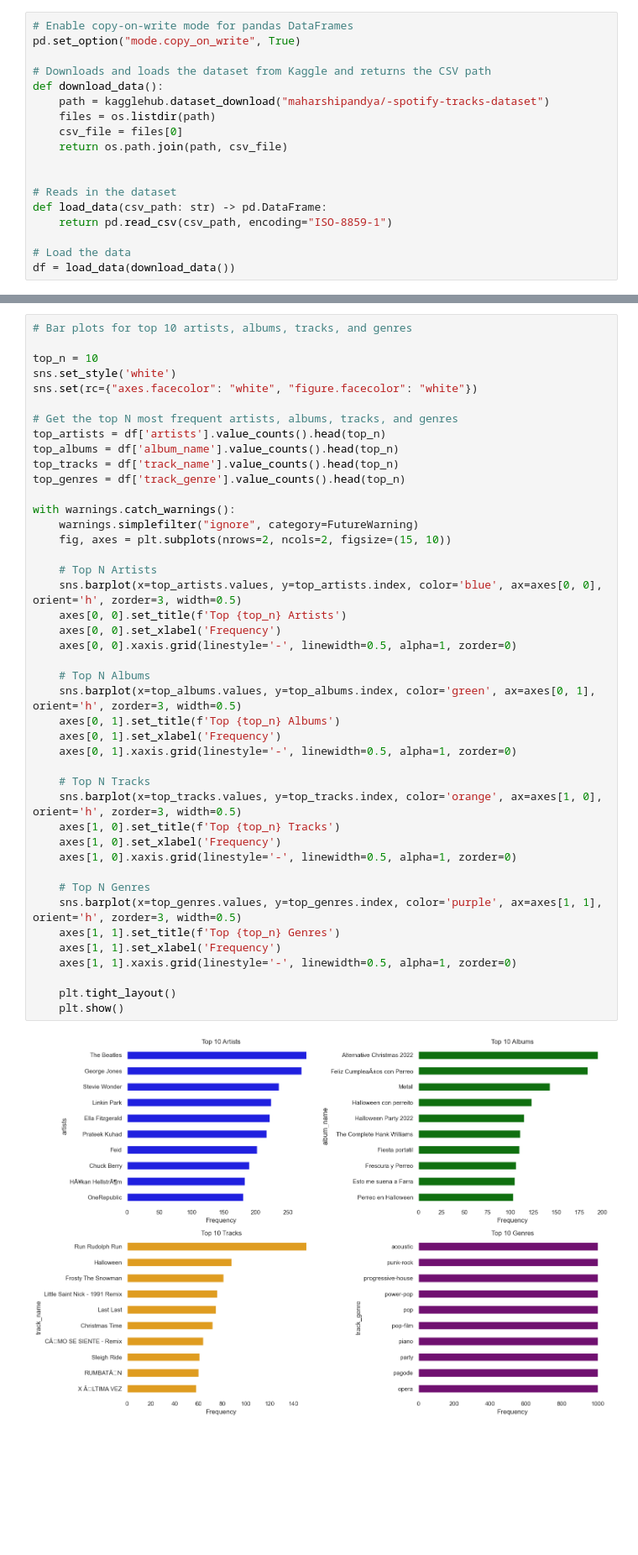
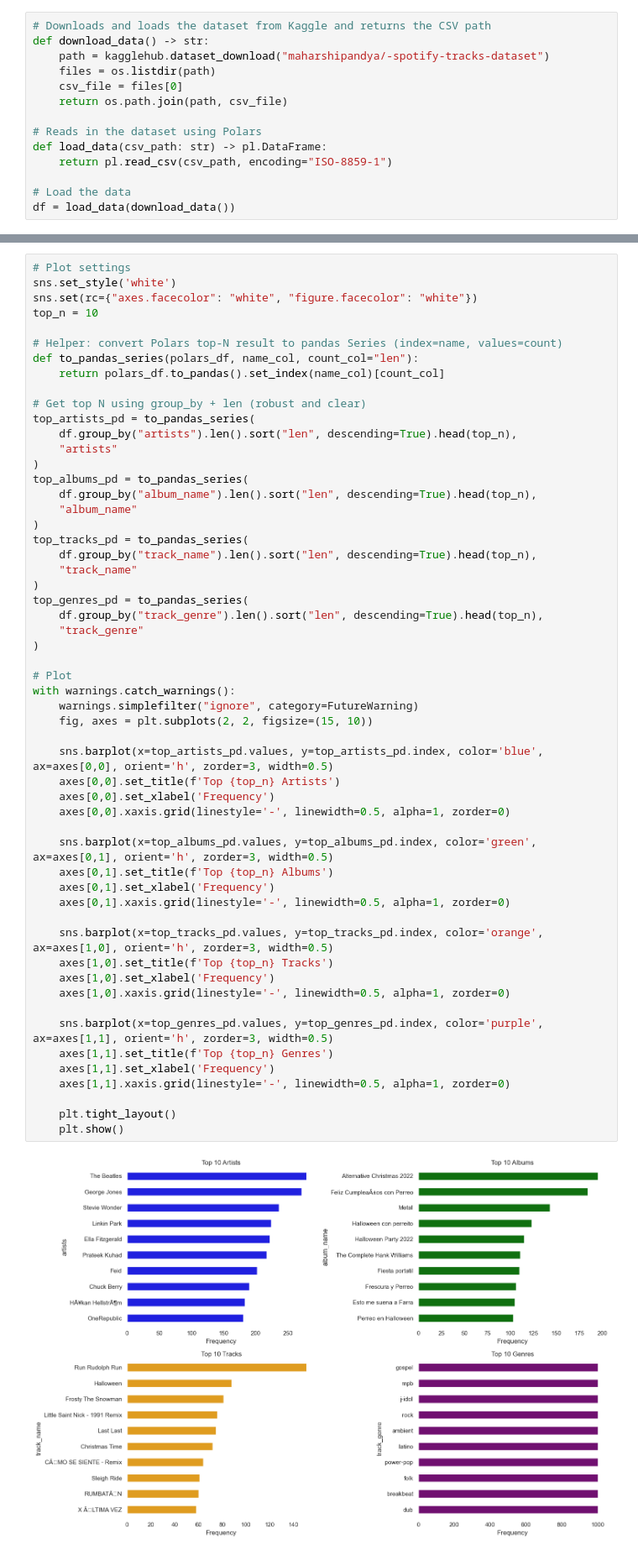
Before and after one commit to ammylin/DE-Final-Project-Sparkify, a Jupyter notebook: 00_eda.ipynb, the cells around one changed output, grey strips where cells are left out. Shown at 84% size. Saved outputs shown, nothing was run; the diff lists cells and outputs as text; blank space fills up the shorter version.

```diff
--- a/00_eda.ipynb
+++ b/00_eda.ipynb
@@ -6,20 +6,16 @@ import matplotlib.pyplot as plt
 import seaborn as sns
 import warnings
 # %%
-# Enable copy-on-write mode for pandas DataFrames
-pd.set_option("mode.copy_on_write", True)
-
 # Downloads and loads the dataset from Kaggle and returns the CSV path
-def download_data():
+def download_data() -> str:
     path = kagglehub.dataset_download("maharshipandya/-spotify-tracks-dataset")
     files = os.listdir(path)
     csv_file = files[0]
     return os.path.join(path, csv_file)
 
-
-# Reads in the dataset
-def load_data(csv_path: str) -> pd.DataFrame:
-    return pd.read_csv(csv_path, encoding="ISO-8859-1")
+# Reads in the dataset using Polars
+def load_data(csv_path: str) -> pl.DataFrame:
+    return pl.read_csv(csv_path, encoding="ISO-8859-1")
 
 # Load the data
 df = load_data(download_data())
@@ -87,46 +108,58 @@ plt.show()
 # %%
-# Bar plots for top 10 artists, albums, tracks, and genres
-
-top_n = 10
+# Plot settings
 sns.set_style('white')
 sns.set(rc={"axes.facecolor": "white", "figure.facecolor": "white"})
+top_n = 10
 
-# Get the top N most frequent artists, albums, tracks, and genres
-top_artists = df['artists'].value_counts().head(top_n)
-top_albums = df['album_name'].value_counts().head(top_n)
-top_tracks = df['track_name'].value_counts().head(top_n)
-top_genres = df['track_genre'].value_counts().head(top_n)
+# Helper: convert Polars top-N result to pandas Series (index=name, values=count)
+def to_pandas_series(polars_df, name_col, count_col="len"):
+    return polars_df.to_pandas().set_index(name_col)[count_col]
 
+# Get top N using group_by + len (robust and clear)
+top_artists_pd = to_pandas_series(
+    df.group_by("artists").len().sort("len", descending=True).head(top_n),
+    "artists"
+)
+top_albums_pd = to_pandas_series(
+    df.group_by("album_name").len().sort("len", descending=True).head(top_n),
+    "album_name"
+)
+top_tracks_pd = to_pandas_series(
+    df.group_by("track_name").len().sort("len", descending=True).head(top_n),
+    "track_name"
+)
+top_genres_pd = to_pandas_series(
+    df.group_by("track_genre").len().sort("len", descending=True).head(top_n),
+    "track_genre"
+)
+
+# Plot
 with warnings.catch_warnings():
     warnings.simplefilter("ignore", category=FutureWarning)
-    fig, axes = plt.subplots(nrows=2, ncols=2, figsize=(15, 10))
+    fig, axes = plt.subplots(2, 2, figsize=(15, 10))
 
-    # Top N Artists
-    sns.barplot(x=top_artists.values, y=top_artists.index, color='blue', ax=axes[0, 0], orient='h', zorder=3, width=0.5)
-    axes[0, 0].set_title(f'Top {top_n} Artists')
-    axes[0, 0].set_xlabel('Frequency')
-    axes[0, 0].xaxis.grid(linestyle='-', linewidth=0.5, alpha=1, zorder=0)
+    sns.barplot(x=top_artists_pd.values, y=top_artists_pd.index, color='blue', ax=axes[0,0], orient='h', zorder=3, width=0.5)
+    axes[0,0].set_title(f'Top {top_n} Artists')
+    axes[0,0].set_xlabel('Frequency')
+    axes[0,0].xaxis.grid(linestyle='-', linewidth=0.5, alpha=1, zorder=0)
 
-    # Top N Albums
-    sns.barplot(x=top_albums.values, y=top_albums.index, color='green', ax=axes[0, 1], orient='h', zorder=3, width=0.5)
-    axes[0, 1].set_title(f'Top {top_n} Albums')
-    axes[0, 1].set_xlabel('Frequency')
-    axes[0, 1].xaxis.grid(linestyle='-', linewidth=0.5, alpha=1, zorder=0)
+    sns.barplot(x=top_albums_pd.values, y=top_albums_pd.index, color='green', ax=axes[0,1], orient='h', zorder=3, width=0.5)
+    axes[0,1].set_title(f'Top {top_n} Albums')
+    axes[0,1].set_xlabel('Frequency')
+    axes[0,1].xaxis.grid(linestyle='-', linewidth=0.5, alpha=1, zorder=0)
 
-    # Top N Tracks
-    sns.barplot(x=top_tracks.values, y=top_tracks.index, color='orange', ax=axes[1, 0], orient='h', zorder=3, width=0.5)
-    axes[1, 0].set_title(f'Top {top_n} Tracks')
-    axes[1, 0].set_xlabel('Frequency')
-    axes[1, 0].xaxis.grid(linestyle='-', linewidth=0.5, alpha=1, zorder=0)
+    sns.barplot(x=top_tracks_pd.values, y=top_tracks_pd.index, color='orange', ax=axes[1,0], orient='h', zorder=3, width=0.5)
+    axes[1,0].set_title(f'Top {top_n} Tracks')
+    axes[1,0].set_xlabel('Frequency')
+    axes[1,0].xaxis.grid(linestyle='-', linewidth=0.5, alpha=1, zorder=0)
 
-    # Top N Genres
-    sns.barplot(x=top_genres.values, y=top_genres.index, color='purple', ax=axes[1, 1], orient='h', zorder=3, width=0.5)
-    axes[1, 1].set_title(f'Top {top_n} Genres')
-    axes[1, 1].set_xlabel('Frequency')
-    axes[1, 1].xaxis.grid(linestyle='-', linewidth=0.5, alpha=1, zorder=0)
+    sns.barplot(x=top_genres_pd.values, y=top_genres_pd.index, color='purple', ax=axes[1,1], orient='h', zorder=3, width=0.5)
+    axes[1,1].set_title(f'Top {top_n} Genres')
+    axes[1,1].set_xlabel('Frequency')
+    axes[1,1].xaxis.grid(linestyle='-', linewidth=0.5, alpha=1, zorder=0)
 
     plt.tight_layout()
     plt.show()
 # %% [output]
-[figure, old version]
+[figure, new version]
 # %%
```
Also changed, not shown: parts of 22 cells of this notebook.
